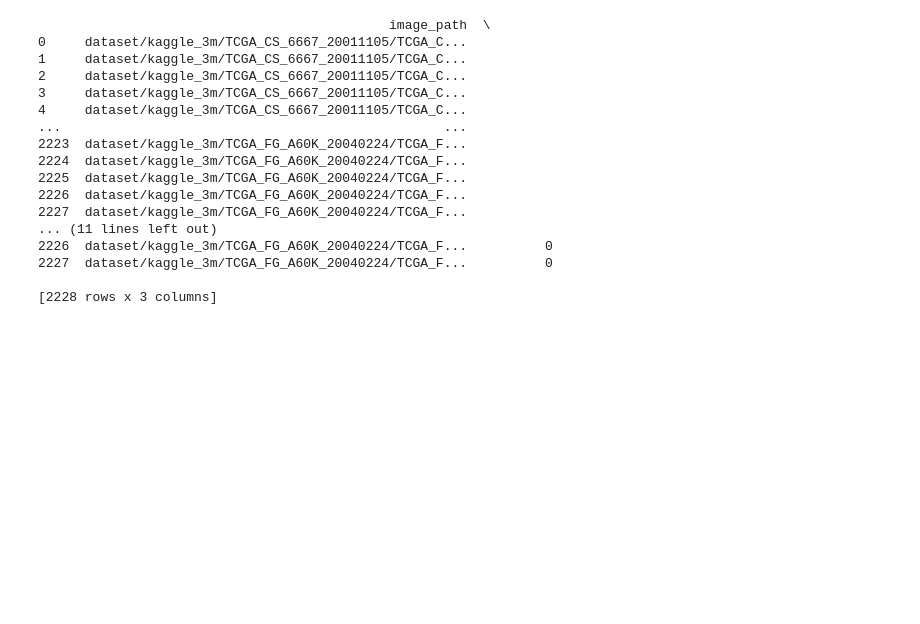
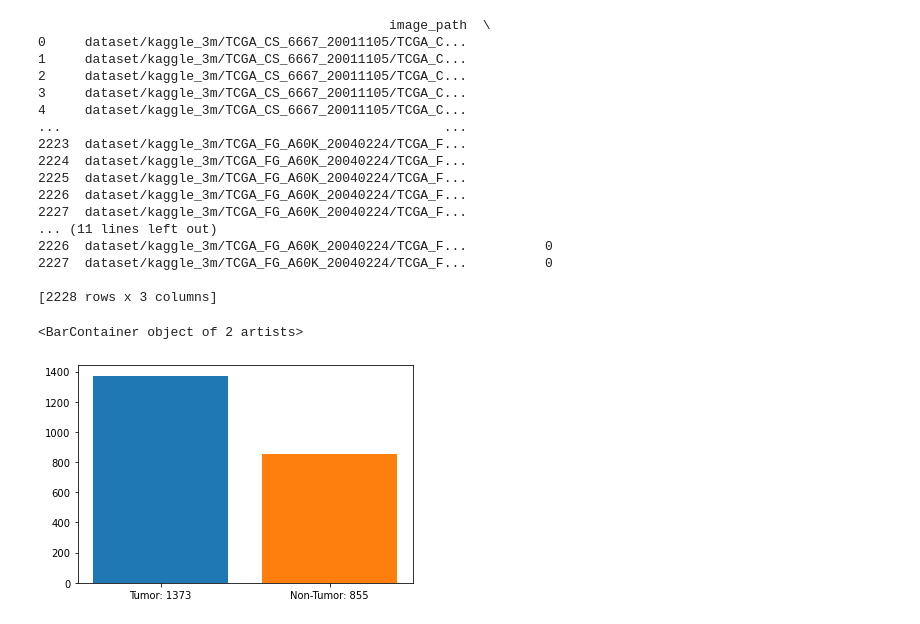
Before and after one commit to ievazzade/ML_Projects, a Jupyter notebook: Brain_Tumors_Segmentation/Brain_Tumor_Segmentation.ipynb, the cells around one changed output. Cells and saved outputs as stored; diff of their text form; code cells hidden in the pictures; blank space fills up the shorter version.

Commit message:
initial visualization

```diff
--- a/Brain_Tumors_Segmentation/Brain_Tumor_Segmentation.ipynb
+++ b/Brain_Tumors_Segmentation/Brain_Tumor_Segmentation.ipynb
@@ -94,3 +94,9 @@ print(files_df)
 2227  dataset/kaggle_3m/TCGA_FG_A60K_20040224/TCGA_F...          0
 
 [2228 rows x 3 columns]
+# %%
+t_count = files_df['diagnosis'].value_counts()
+plt.bar(["Tumor: "+str(t_count[1]), "Non-Tumor: "+str(t_count[0])],t_count, color=["tab:blue", "tab:orange"])
+# %% [output]
+<BarContainer object of 2 artists>
+[figure, added]
```
